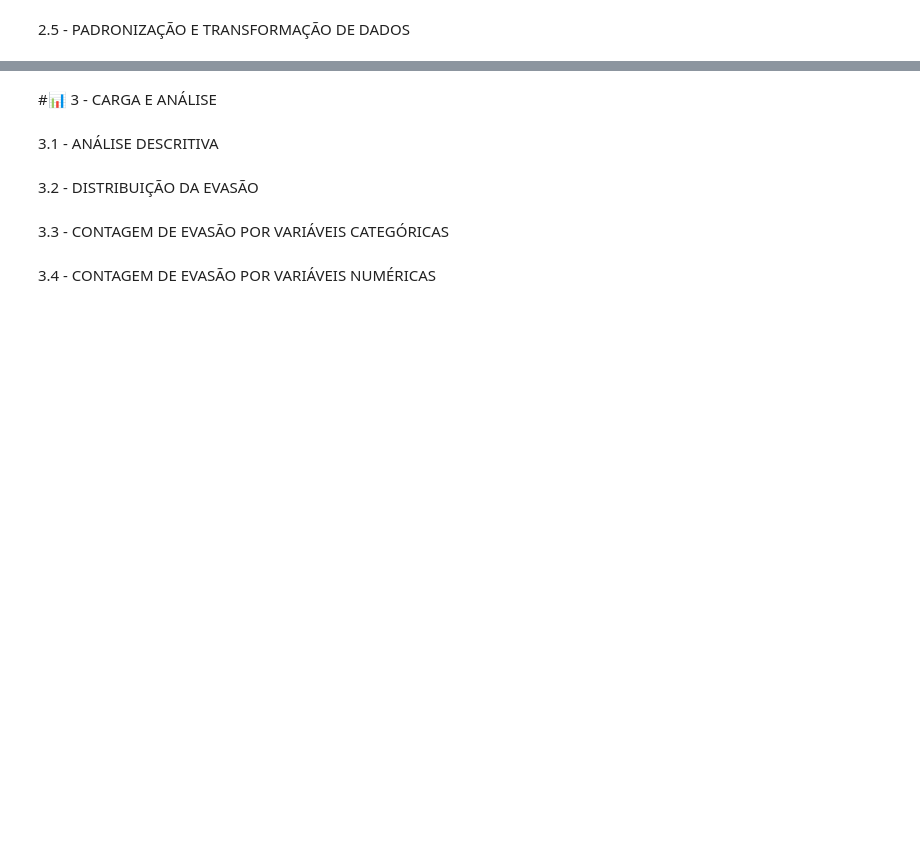
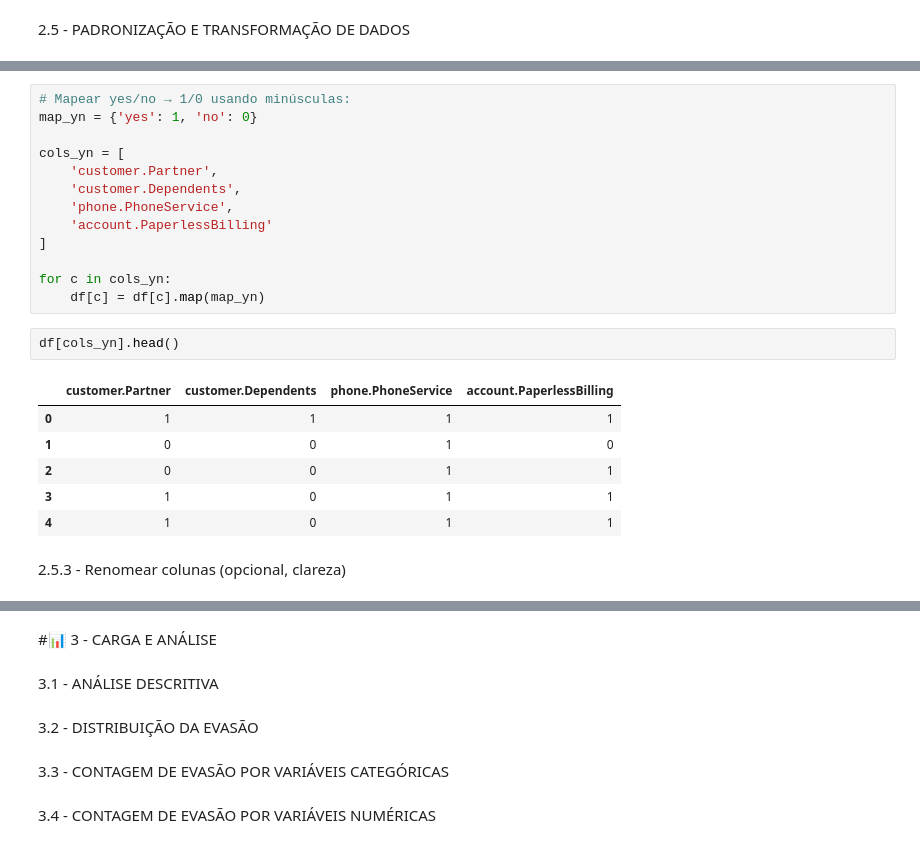
Before and after one commit to jcmaiolo/Challenge-churn-de-clientes, a Jupyter notebook: TelecomX_BR.ipynb, the cells around one changed output, grey strips where cells are left out. Drawn from its saved outputs; the diff is of its cells as text; blank space fills up the shorter version.

```diff
--- a/TelecomX_BR.ipynb
+++ b/TelecomX_BR.ipynb
@@ -326,0 +357,24 @@ np.int64(11)
+# %%
+# Mapear yes/no → 1/0 usando minúsculas:
+map_yn = {'yes': 1, 'no': 0}
+
+cols_yn = [
+    'customer.Partner',
+    'customer.Dependents',
+    'phone.PhoneService',
+    'account.PaperlessBilling'
+]
+
+for c in cols_yn:
+    df[c] = df[c].map(map_yn)
+# %%
+df[cols_yn].head()
+# %% [output]
+|  | customer.Partner | customer.Dependents | phone.PhoneService | account.PaperlessBilling |
+| 0 | 1 | 1 | 1 | 1 |
+| 1 | 0 | 0 | 1 | 0 |
+| 2 | 0 | 0 | 1 | 1 |
+| 3 | 1 | 0 | 1 | 1 |
+| 4 | 1 | 0 | 1 | 1 |
+# %% [markdown]
+2.5.3 - Renomear colunas (opcional, clareza)
```
Also changed, not shown: parts of 8 cells of this notebook.
